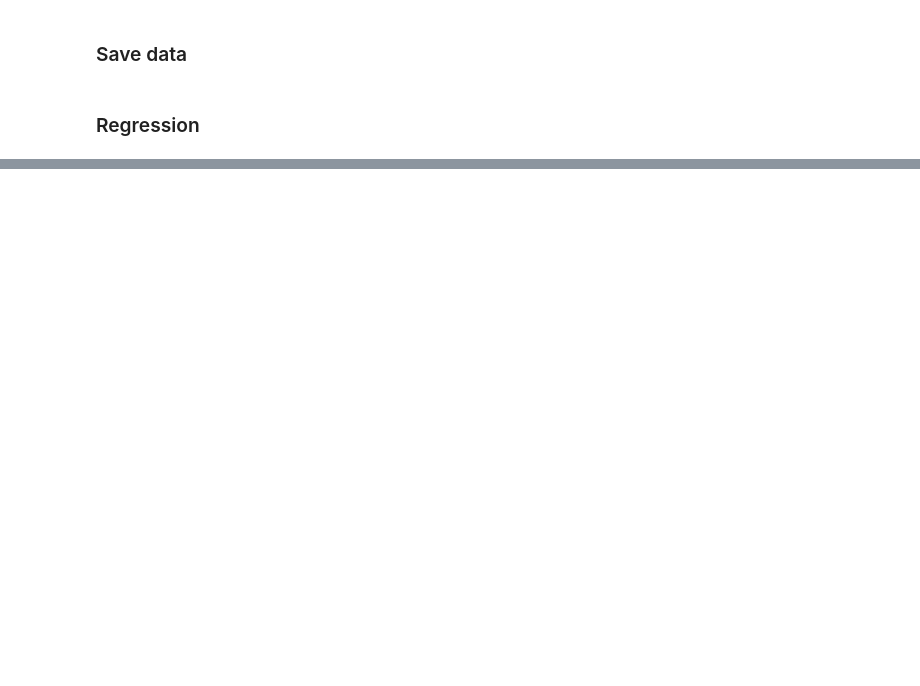
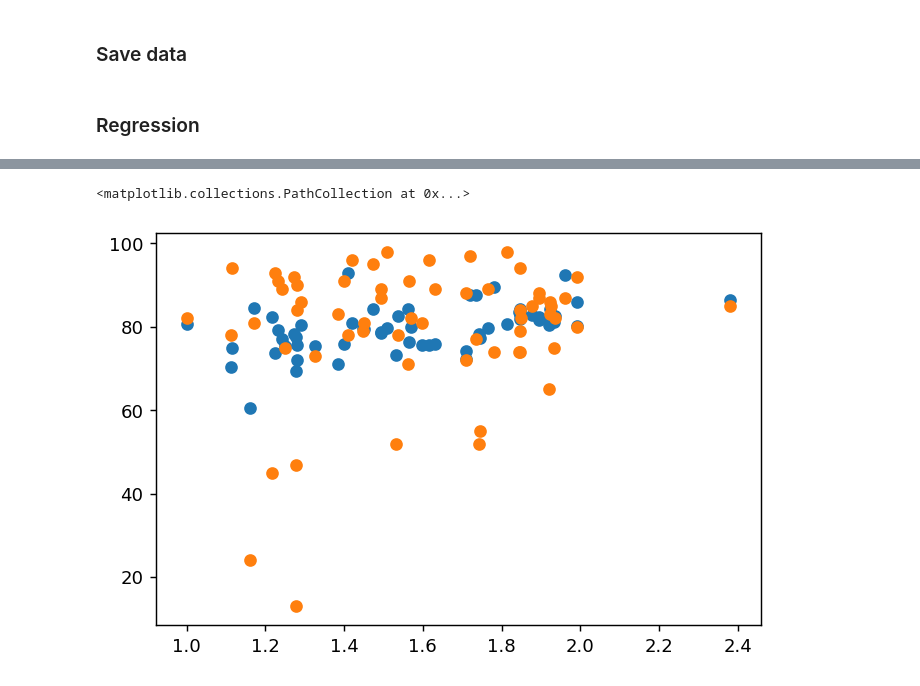
Before and after one commit to NerdIsMe/2019-Spring-Statistics-Project, a Jupyter notebook: code/許哲/資料整理 - DSAP107.ipynb, the cells around one changed output, grey strips where cells are left out. Drawn from its saved outputs; the diff is of its cells as text; code cells hidden in the pictures; blank space fills up the shorter version.

```diff
--- a/code/許哲/資料整理 - DSAP107.ipynb
+++ b/code/許哲/資料整理 - DSAP107.ipynb
@@ -4,6 +4,10 @@
 import numpy as np
 import pandas as pd
 from datetime import datetime
+import seaborn as sns
+import matplotlib
+from matplotlib import pyplot as plt
+matplotlib.rcParams['figure.dpi'] = 130
 # %% [markdown]
 ### 讀取資料
 # %%
@@ -128 +161,7 @@ Warnings:
 strong multicollinearity or other numerical problems.
+# %%
+plt.scatter(data['avg_playback_rate'], result.predict())
+plt.scatter(data['avg_playback_rate'], data['midterm'])
+# %% [output]
+<matplotlib.collections.PathCollection at 0x...>
+[figure, added]
```
Also changed, not shown: parts of 8 cells of this notebook, 6 other files.
